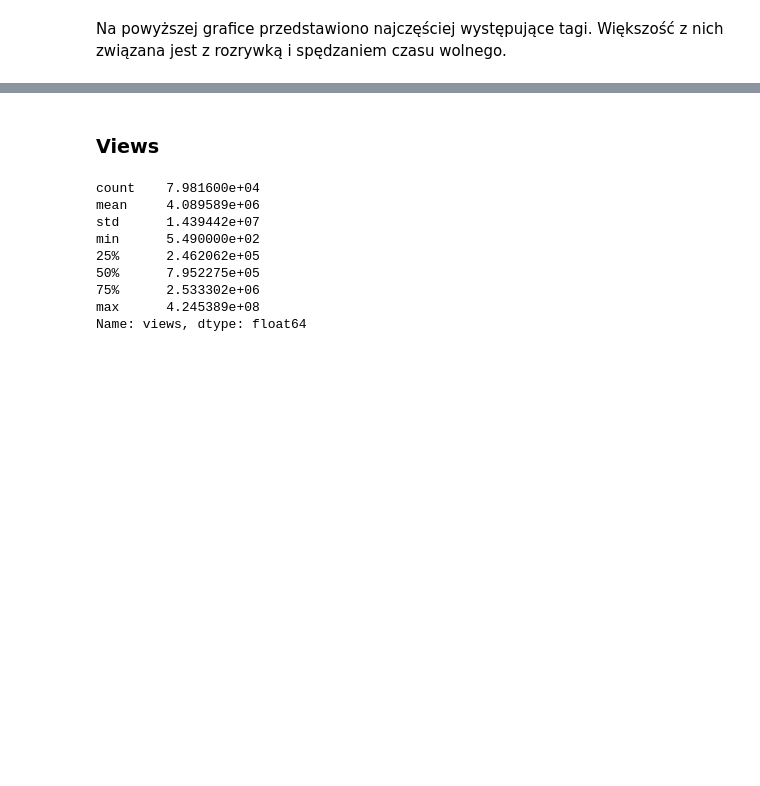
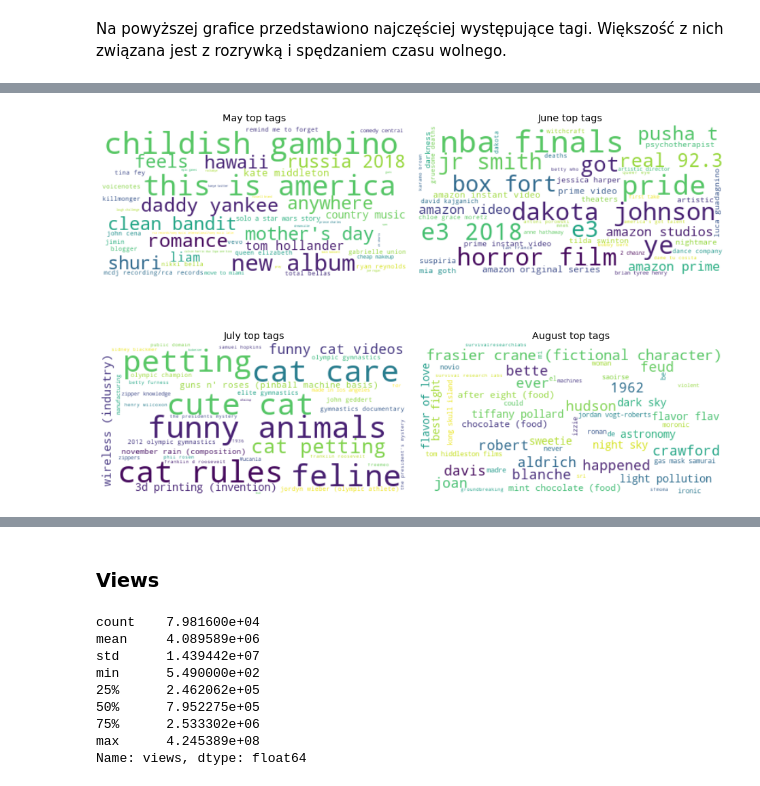
Before and after one commit to marrry/PED_YT, a Jupyter notebook: wstepne_wykresy.ipynb, the cells around one changed output, grey strips where cells are left out. Drawn from its saved outputs; the diff is of its cells as text; code cells hidden in the pictures; blank space fills up the shorter version.

```diff
--- a/wstepne_wykresy.ipynb
+++ b/wstepne_wykresy.ipynb
@@ -279,0 +335,20 @@ Na powyższej grafice przedstawiono najczęściej występujące tagi. Większoś
+# %%
+fig, axs = plt.subplots(2,2, constrained_layout=True)
+
+axs[0,0].imshow(generate_wordcloud(tags_monthly[5]), interpolation="bilinear")
+axs[0,0].title.set_text("May top tags")
+
+axs[0,1].imshow(generate_wordcloud(tags_monthly[6]), interpolation="bilinear")
+axs[0,1].title.set_text("June top tags")
+
+axs[1,0].imshow(generate_wordcloud(tags_monthly[7]), interpolation="bilinear")
+axs[1,0].title.set_text("July top tags")
+
+axs[1,1].imshow(generate_wordcloud(tags_monthly[8]), interpolation="bilinear")
+axs[1,1].title.set_text("August top tags")
+
+for ax in fig.axes:
+    ax.grid(b=None)
+    ax.axis("off")
+# %% [output]
+[figure, added]
```
Also changed, not shown: parts of 20 cells of this notebook.
